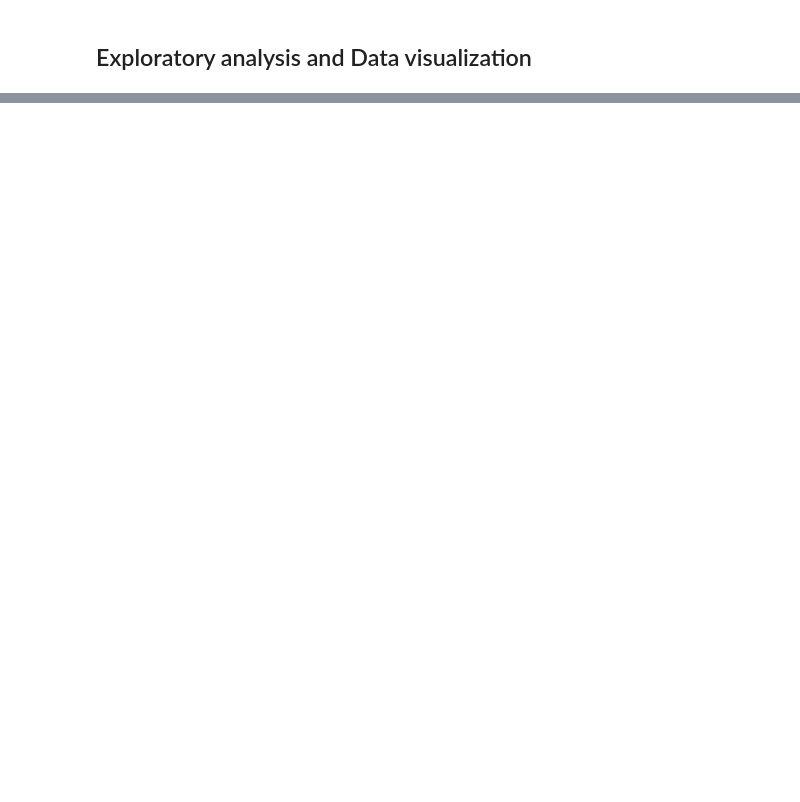
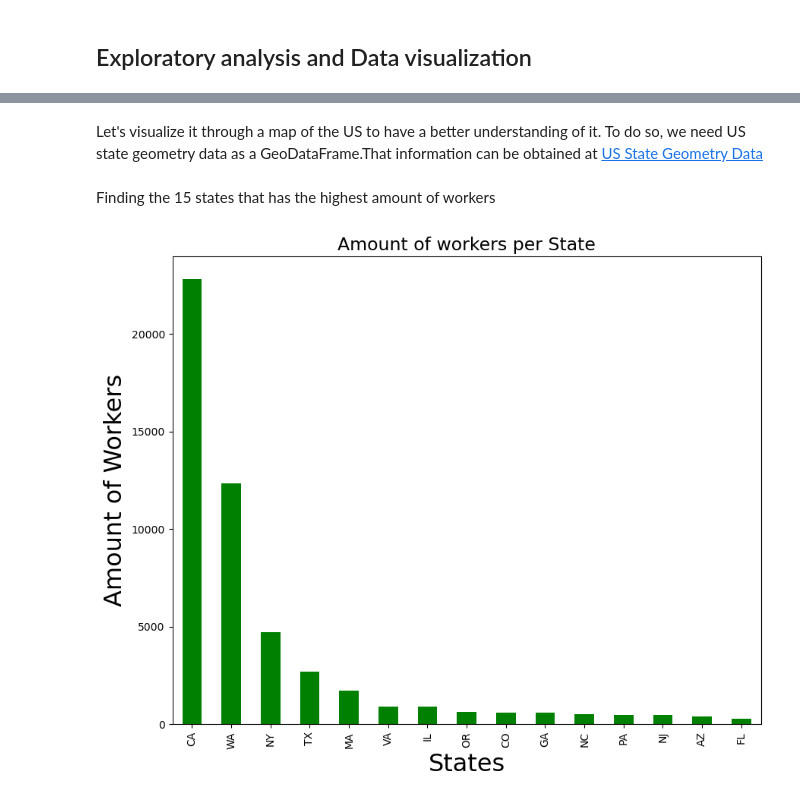
Before and after one commit to oherre11-afk/CMSC320-Final-Project, a Jupyter notebook: final.ipynb, the cells around one changed output, grey strips where cells are left out. Saved outputs shown, nothing was run; the diff lists cells and outputs as text; code cells hidden in the pictures; blank space fills up the shorter version.

```diff
--- a/final.ipynb
+++ b/final.ipynb
@@ -275,6 +268,4 @@ state_mean_salary = db.groupby('location')['totalyearlycompensation'].mean()
 
 #add a new column to out database where the new column contains the average salary per state
 db = pd.merge(db, state_mean_salary, how='left', left_on='location', right_on='location')
-db.rename(columns={'salary': 'average_salary'}, inplace=True)
-
-db.head()
+db.rename(columns={'totalyearlycompensation_y': 'average_salary'}, inplace=True)
@@ -294,0 +272,3 @@ array(['CA', 'WA', nan, 'NY', 'MD', 'OR', 'TX', 'MA', 'LA', 'PA', 'SC',
+# %% [markdown]
+Let's visualize it through a map of the US to have a better understanding of it.
+To do so, we need US state geometry data as a GeoDataFrame.That information can be obtained at <a href=https://www.census.gov/geographies/mapping-files/time-series/geo/cartographic-boundary.html>US State Geometry Data</a>
@@ -294,0 +292,12 @@ array(['CA', 'WA', nan, 'NY', 'MD', 'OR', 'TX', 'MA', 'LA', 'PA', 'SC',
+# %% [markdown]
+Finding the 15 states that has the highest amount of workers
+# %%
+plt.figure(figsize=(10,8))
+db["location"].value_counts().iloc[:15].plot(kind="bar", color="green")
+plt.title("Amount of workers per State", size=17)
+plt.xlabel("States", size=23)
+plt.ylabel("Amount of Workers", size=23)
+plt.xticks(rotation=90)
+plt.show()
+# %% [output]
+[figure, added]
```
Also changed, not shown: parts of 27 cells of this notebook, 1 other file.
